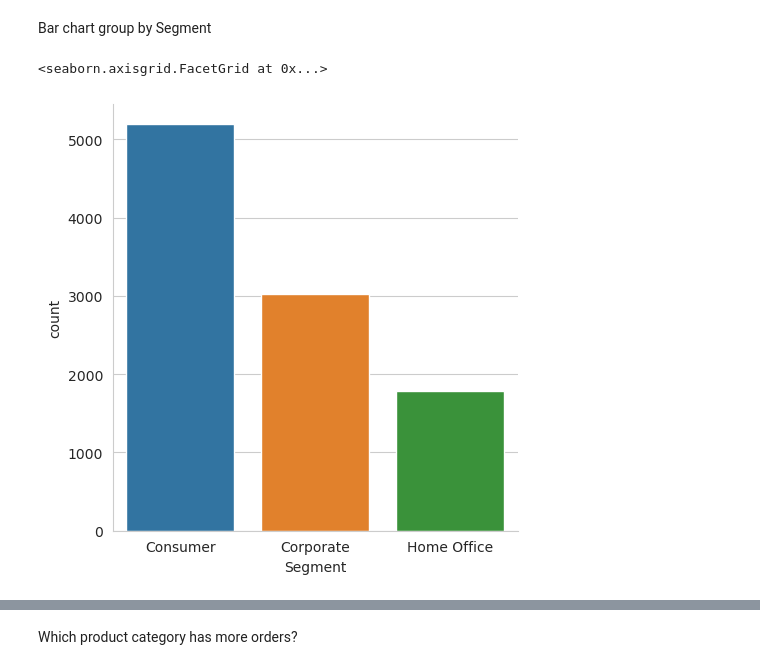
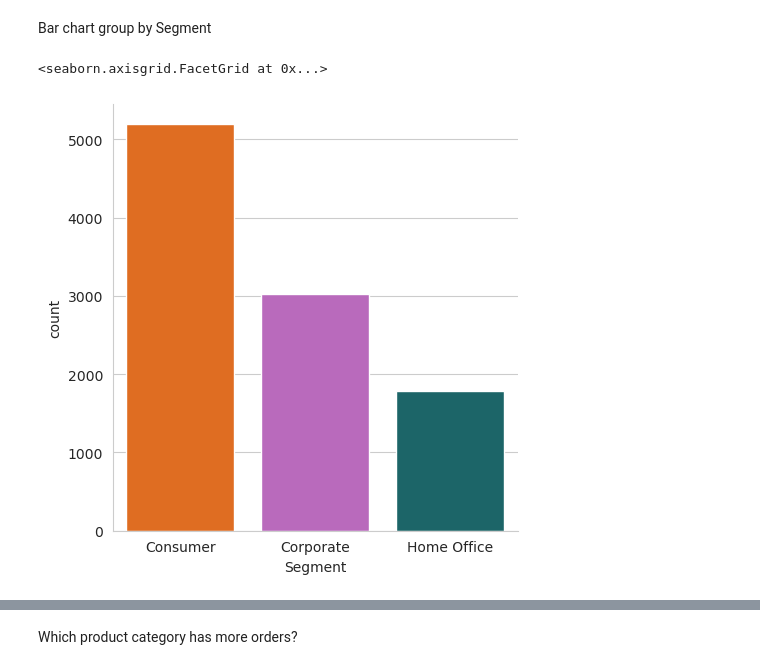
Before and after one commit to alejo-cuello/first-steps-data-science, a Jupyter notebook: code/exploring-series.ipynb, the cells around one changed output, grey strips where cells are left out. Cells and saved outputs as stored; diff of their text form; code cells hidden in the pictures.

```diff
--- a/code/exploring-series.ipynb
+++ b/code/exploring-series.ipynb
@@ -10,6 +10,12 @@ Set graphics' styles
 # %%
 sns.set_style(style='whitegrid')
 plt.rcParams['figure.figsize'] = (11, 9.4) # rc means runtime configuration
+
+segment_color = {
+    'Consumer': '#ff6602ff',
+    'Corporate': '#c65dc9ff',
+    'Home Office': '#0f7175ff'
+}
 # %% [markdown]
 Importing data
 # %%
@@ -133,15 +162,15 @@ Bar chart group by Segment
 # %%
 #Pyplot
 #data.Segment.value_counts().plot(kind='bar')
 
 #Seaborn
-sns.catplot(data=data, x='Segment',kind='count')
+sns.catplot(data=data, x='Segment',kind='count', palette=segment_color, order=['Consumer','Corporate','Home Office'])
 
 #Another option using Seaborn
 # data.value_counts('Segment').reset_index(name='count').pipe(lambda df: sns.barplot(data=df, x='Segment',y='count'))
 # %% [output]
 <seaborn.axisgrid.FacetGrid at 0x...>
-[figure, old version]
+[figure, new version]
 # %%
 plt.figure(figsize=(4,4))
 data_by_segment = data.value_counts('Segment').reset_index()
```
Also changed, not shown: parts of 14 cells of this notebook.
